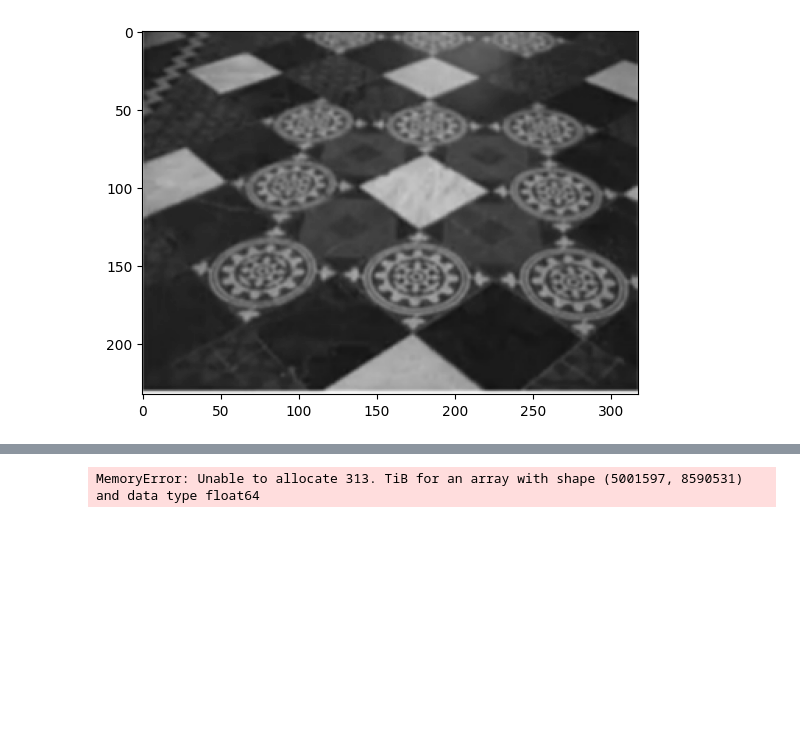
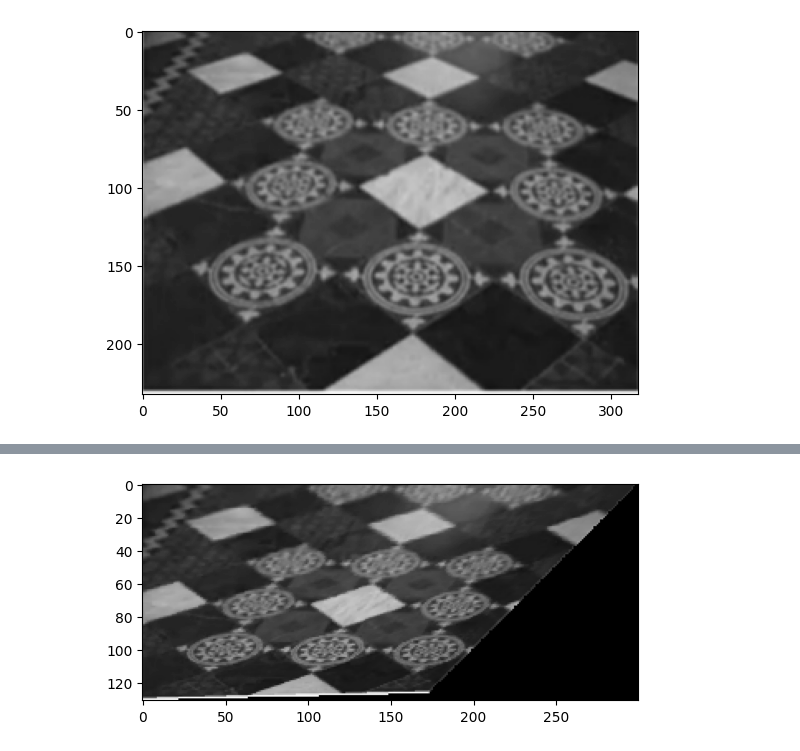
Before and after one commit to goli3148/3D-Vision, a Jupyter notebook: AffineRectification/Kashi.ipynb, the cells around one changed output, grey strips where cells are left out. Drawn from its saved outputs; the diff is of its cells as text; code cells hidden in the pictures; blank space fills up the shorter version.

```diff
--- a/AffineRectification/Kashi.ipynb
+++ b/AffineRectification/Kashi.ipynb
@@ -24,7 +24,7 @@ def AffineRecover(point, l1, l2, l3):
         [0, 0,  1/l3]
     ]).astype('float32')
 
-    Hprime = affinity(lambda1=.5, lambda2=.5) @ np.linalg.inv(Hpt).T
+    Hprime = affinity() @ np.linalg.inv(Hpt).T
 
 
     transform_point= Hprime @ np.array(point).T
@@ -95,34 +151,44 @@ plt.show()
 # %%
 new_img_type = []
 for i in range(233):
     for j in range(318):
         new_point = AffineRecover([i,j,1],L[0],L[1],L[2])
         i_new = int(new_point[0])
         j_new = int(new_point[1])
         new_img_type.append([i_new, j_new, im[i][j]])
 new_img_type = np.array(new_img_type)
 X, Y, C = zip(*new_img_type)
 
 X -= np.min(X)
 Y -= np.min(Y)
+
+
+X = np.array(X)
+Y = np.array(Y)
 C = np.array(C)
 
+normaled_X = np.where(X<3000)
 
-sorted_index=np.where(C>10)
-X=X[sorted_index]
-Y=Y[sorted_index]
-C=C[sorted_index]
+X = X[normaled_X]
+Y = Y[normaled_X]
+C = C[normaled_X]
+
+normaled_Y = np.where(Y<3000)
+
+X = X[normaled_Y]
+Y = Y[normaled_Y]
+C = C[normaled_Y]
 
 matrix_shape = (np.max(X) + 1, np.max(Y) + 1)
 result_matrix = np.zeros(matrix_shape)
 
 
 result_matrix[X, Y] = C
 
 result_matrix = np.array(result_matrix)
 # result_matrix = result_matrix[:300, :300]
 
 plt.imshow(result_matrix, cmap='gray', vmin=0, vmax=255)
 plt.show()
 # %% [output]
-MemoryError: Unable to allocate 313. TiB for an array with shape (5001597, 8590531) and data type float64
+[figure, added]
```
Also changed, not shown: parts of 2 cells of this notebook, 5 other files.
